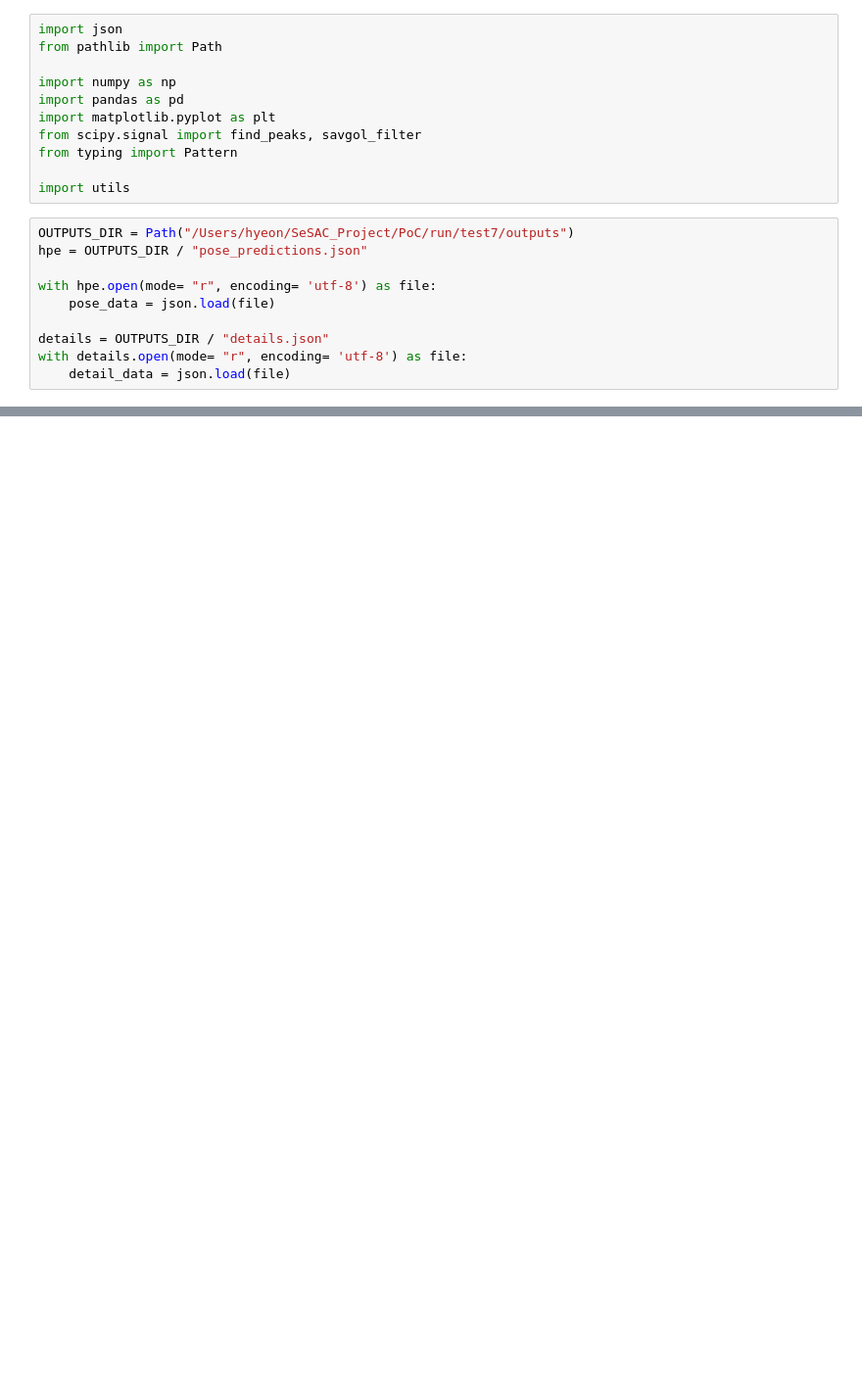
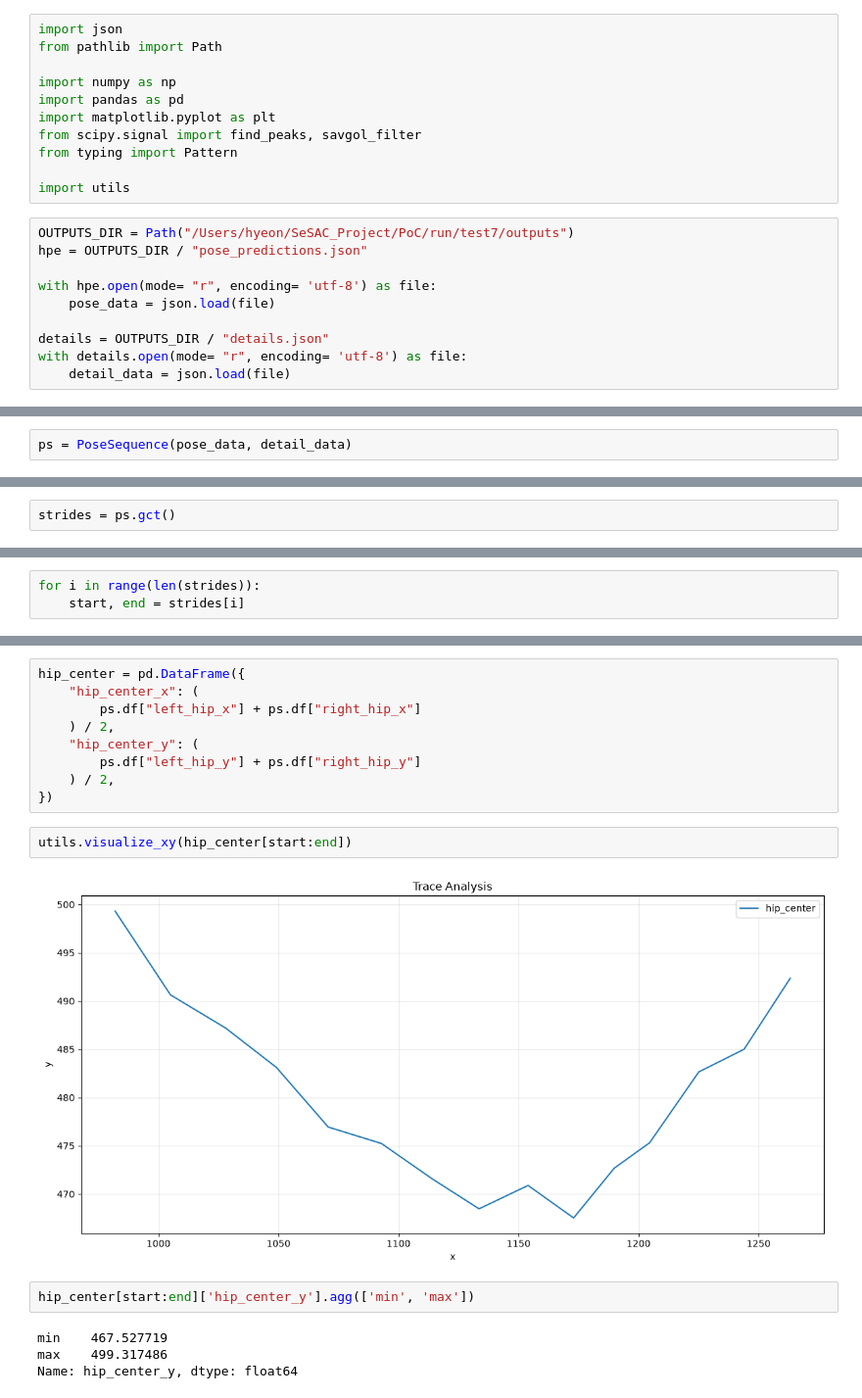
Before and after one commit to J-sehyeon/Oracle_Project, a Jupyter notebook: PoC/scripts/features/feature_extract_2.ipynb, the cells around one changed output, grey strips where cells are left out. Shown at 98% size. Cells and saved outputs as stored; diff of their text form; blank space fills up the shorter version.

```diff
--- a/PoC/scripts/features/feature_extract_2.ipynb
+++ b/PoC/scripts/features/feature_extract_2.ipynb
@@ -113,3 +122,5 @@ class PoseSequence:
 
             res.append([td, to])
         return res
+# %%
+ps = PoseSequence(pose_data, detail_data)
@@ -115,0 +277,2 @@ class PoseSequence:
+# %%
+strides = ps.gct()
@@ -115,0 +283,3 @@ class PoseSequence:
+# %%
+for i in range(len(strides)):
+    start, end = strides[i]
@@ -115,0 +332,19 @@ class PoseSequence:
+# %%
+hip_center = pd.DataFrame({
+    "hip_center_x": (
+        ps.df["left_hip_x"] + ps.df["right_hip_x"]
+    ) / 2,
+    "hip_center_y": (
+        ps.df["left_hip_y"] + ps.df["right_hip_y"]
+    ) / 2,
+})
+# %%
+utils.visualize_xy(hip_center[start:end])
+# %% [output]
+[figure, added]
+# %%
+hip_center[start:end]['hip_center_y'].agg(['min', 'max'])
+# %% [output]
+min    467.527719
+max    499.317486
+Name: hip_center_y, dtype: float64
```
Also changed, not shown: parts of 29 cells of this notebook, 5 other files.
